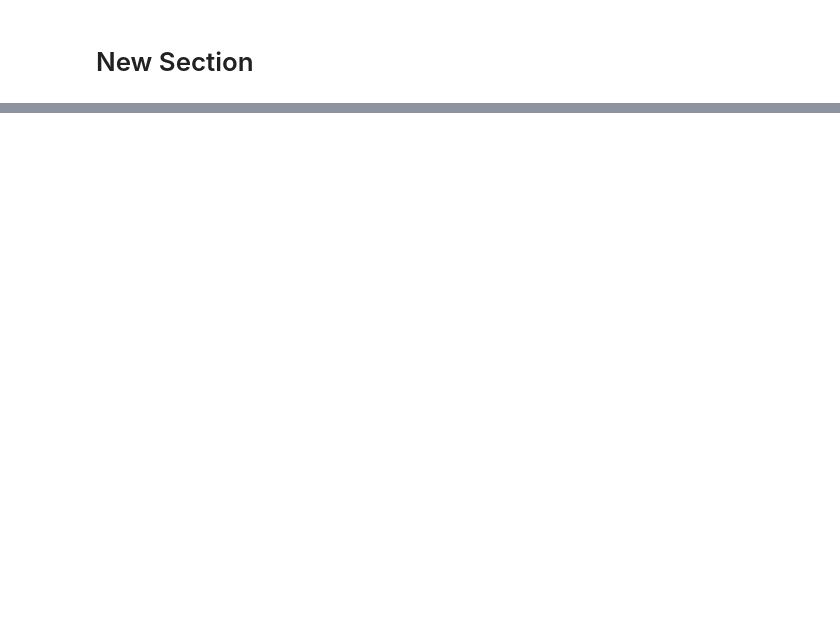
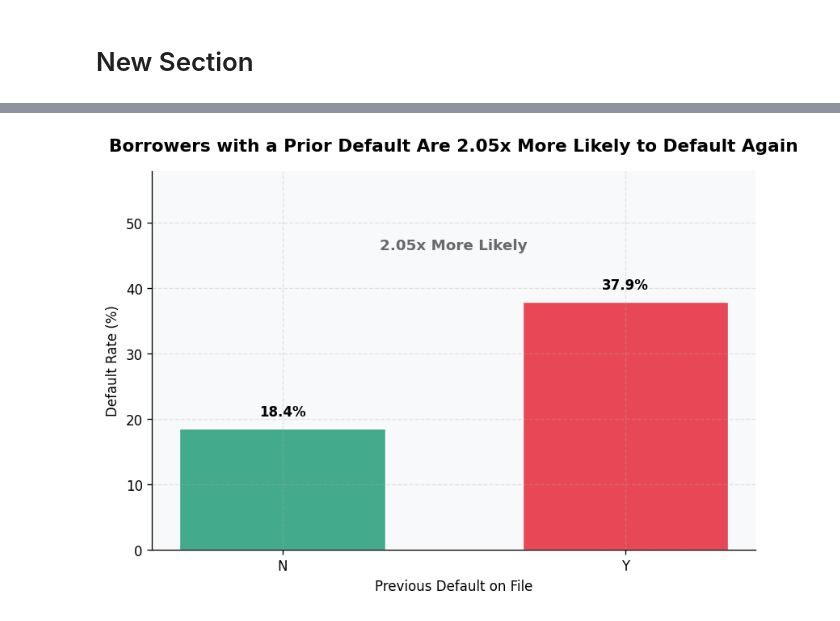
Before and after one commit to tsnuhithreddy/loan-default-risk-analysis, a Jupyter notebook: notebooks/Loan_default_risk_analysis.ipynb, the cells around one changed output, grey strips where cells are left out. Drawn from its saved outputs; the diff is of its cells as text; code cells hidden in the pictures; blank space fills up the shorter version.

```diff
--- a/notebooks/Loan_default_risk_analysis.ipynb
+++ b/notebooks/Loan_default_risk_analysis.ipynb
@@ -322,0 +625,83 @@ Cleaned file saved as credit_risk_cleaned.csv
+# %%
+# Chart 4 - Impact of Previous Loan Default
+# Business Question: How much more likely is a borrower to default again?
+
+# Calculate default rate based on previous default history
+prior_data = (
+    df.groupby('cb_person_default_on_file')['loan_status']
+      .mean()
+      .reset_index()
+)
+
+prior_data['default_rate'] = prior_data['loan_status'] * 100
+
+# Calculate repeat default multiplier
+repeat_multiplier = (
+    prior_data.loc[prior_data['cb_person_default_on_file'] == 'Y', 'default_rate'].iloc[0] /
+    prior_data.loc[prior_data['cb_person_default_on_file'] == 'N', 'default_rate'].iloc[0]
+)
+
+# Set colours for each category
+bar_colors = [
+    COLORS['danger'] if status == 'Y' else COLORS['safe']
+    for status in prior_data['cb_person_default_on_file']
+]
+
+# Create figure
+fig, ax = plt.subplots(figsize=(7, 5))
+
+# Create bars
+bars = ax.bar(
+    prior_data['cb_person_default_on_file'],
+    prior_data['default_rate'],
+    color=bar_colors,
+    width=0.6,
+    edgecolor='white',
+    linewidth=0.8
+)
+
+# Add percentage labels above each bar
+for bar in bars:
+    height = bar.get_height()
+    ax.text(
+        bar.get_x() + bar.get_width() / 2,
+        height + 1.5,
+        f'{height:.1f}%',
+        ha='center',
+        va='bottom',
+        fontsize=10,
+        fontweight='bold'
+    )
+
+# Add annotation showing repeat default multiplier
+ax.text(
+    0.5,
+    max(prior_data['default_rate']) + 8,
+    f'{repeat_multiplier:.2f}x More Likely',
+    ha='center',
+    fontsize=11,
+    fontweight='bold',
+    color='dimgray'
+)
+
+# Chart title
+ax.set_title(
+    f'Borrowers with a Prior Default Are {repeat_multiplier:.2f}x More Likely to Default Again',
+    fontsize=13,
+    fontweight='bold',
+    pad=15
+)
+
+# Axis labels
+ax.set_xlabel('Previous Default on File')
+ax.set_ylabel('Default Rate (%)')
+ax.set_ylim(0, max(prior_data['default_rate']) + 20)
+
+plt.tight_layout()
+plt.savefig('chart4_prior_default_impact.png', dpi=150, bbox_inches='tight')
+plt.show()
+
+print(f'Insight: Borrowers with a previous default are {repeat_multiplier:.2f}x more likely to default again.')
+print('Insight: Prior default history is one of the strongest predictors of future credit risk.')
+# %% [output]
+[figure, added]
```
Also changed, not shown: parts of 25 cells of this notebook.
